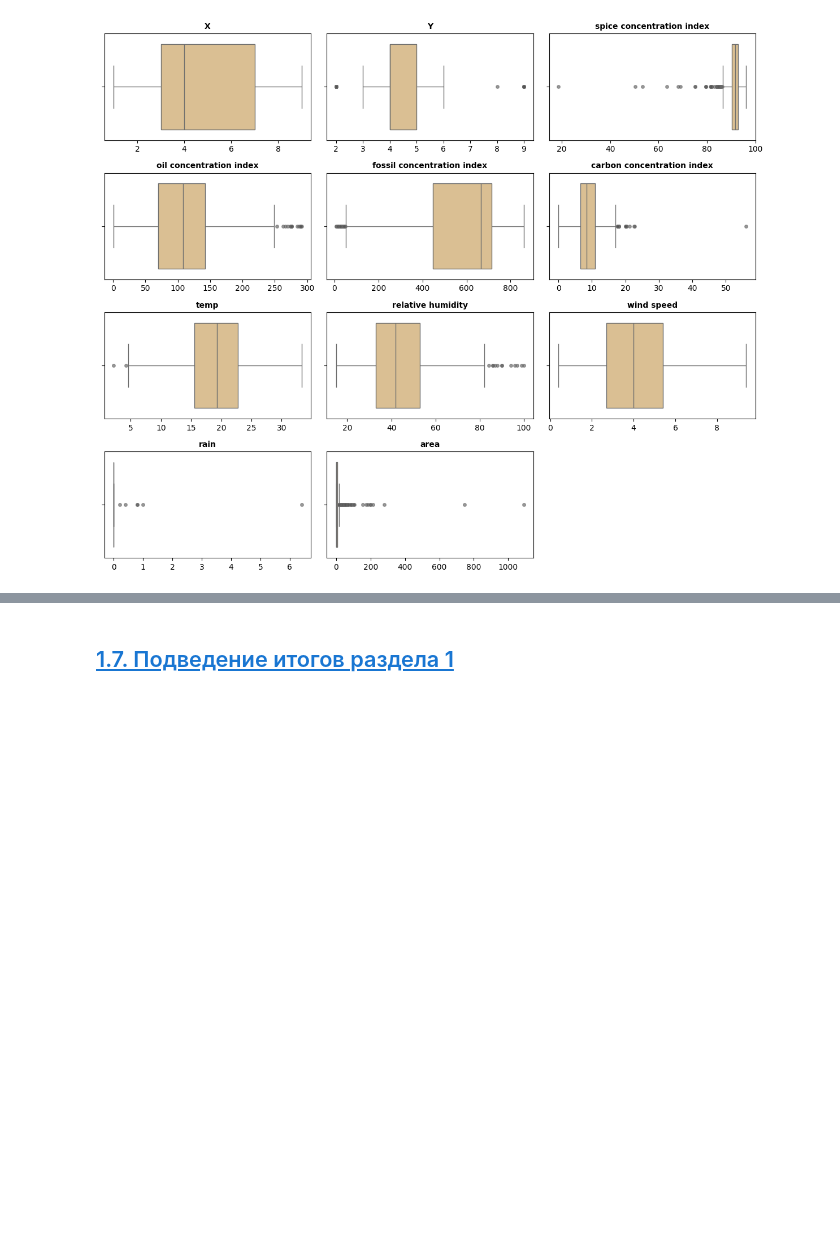
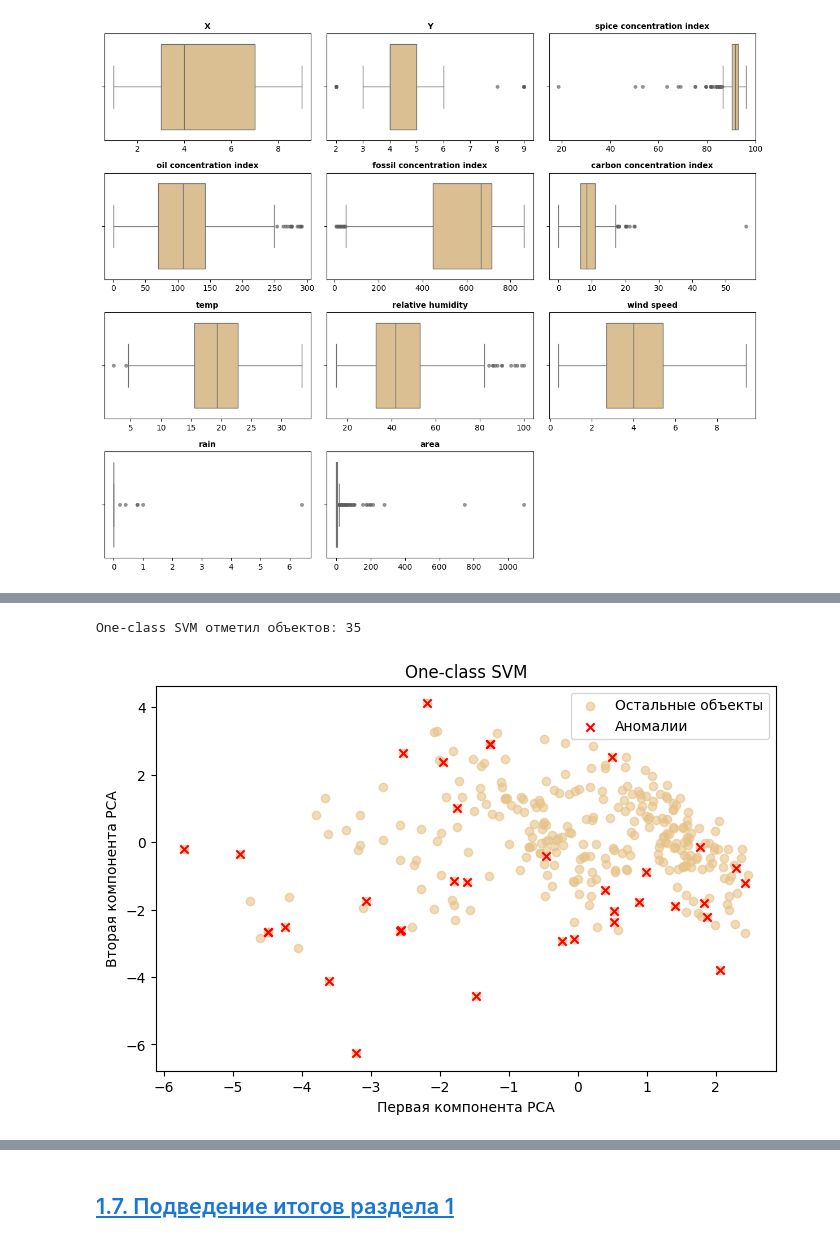
Before and after one commit to ari-ira17/dune-data-analysis, a Jupyter notebook: notebooks/dune_problem_formalization.ipynb, the cells around one changed output, grey strips where cells are left out. Drawn from its saved outputs; the diff is of its cells as text; code cells hidden in the pictures; blank space fills up the shorter version.

```diff
--- a/notebooks/dune_problem_formalization.ipynb
+++ b/notebooks/dune_problem_formalization.ipynb
@@ -481,0 +612,10 @@ for col in col_for_per:
+# %%
+from sklearn.svm import OneClassSVM
+
+ocsvm = OneClassSVM(kernel='rbf', nu=0.1)
+ocsvm_anomaly = ocsvm.fit_predict(X_anomaly) == -1
+print(f'One-class SVM отметил объектов: {ocsvm_anomaly.sum()}')
+draw_anomaly(X_anomaly_2d, ocsvm_anomaly, 'One-class SVM')
+# %% [output]
+One-class SVM отметил объектов: 35
+[figure, added]
```
Also changed, not shown: parts of 42 cells of this notebook.
